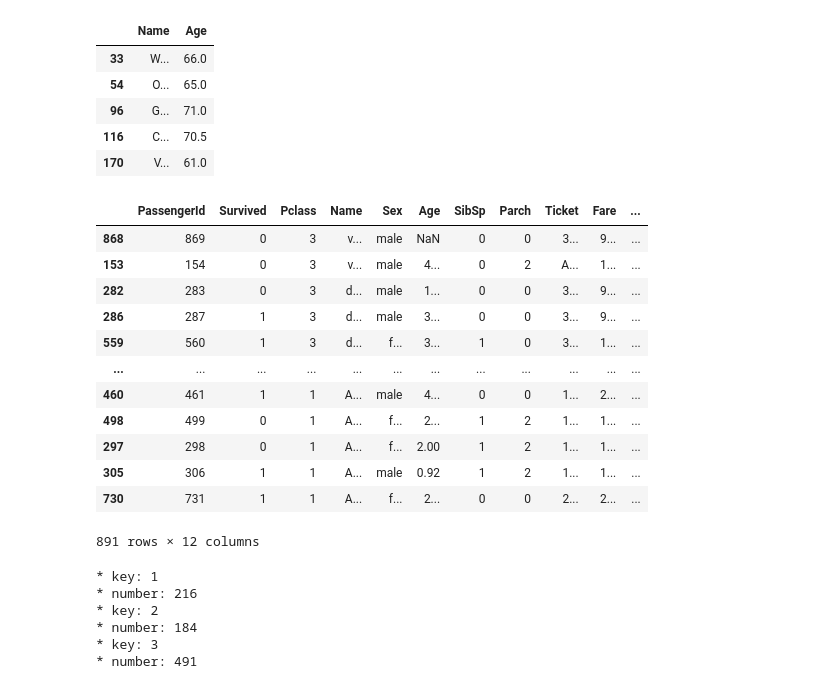
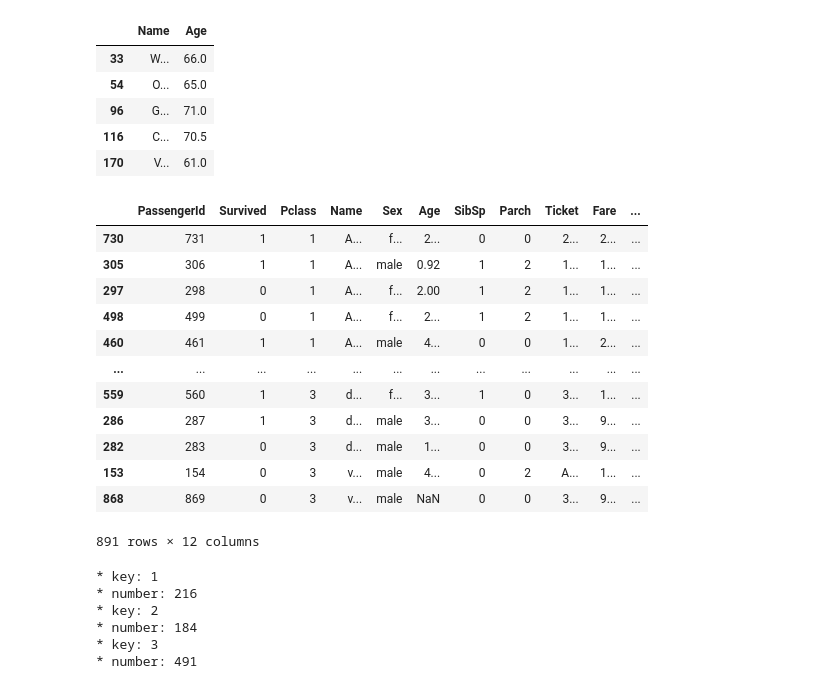
Before and after one commit to rmadmswk/BigData, a Jupyter notebook: m6_머신러닝알고리즘/ml_판다스.ipynb, the cells around one changed output. Drawn from its saved outputs; the diff is of its cells as text; code cells hidden in the pictures.

```diff
--- a/m6_머신러닝알고리즘/ml_판다스.ipynb
+++ b/m6_머신러닝알고리즘/ml_판다스.ipynb
@@ -149,21 +147,21 @@ a[['Name','Age']].head()
 | 170 | V... | 61.0 |
 # %%
 # [과제] t_df 데이터프레임을 Pclass, name을 기준으로 올림차순 정렬하세요.
-t_df.sort_values(by = ['Pclass','Name'],ascending=False)
+t_df.sort_values(by = ['Pclass','Name'])
 # ndf4 = ndf2.sort_values(by = '가격',ascending= False) # False 는 내림차순
 # %% [output]
 |  | PassengerId | Survived | Pclass | Name | Sex | Age | SibSp | Parch | Ticket | Fare | ... |
+| 730 | 731 | 1 | 1 | A... | f... | 2... | 0 | 0 | 2... | 2... | ... |
+| 305 | 306 | 1 | 1 | A... | male | 0.92 | 1 | 2 | 1... | 1... | ... |
+| 297 | 298 | 0 | 1 | A... | f... | 2.00 | 1 | 2 | 1... | 1... | ... |
+| 498 | 499 | 0 | 1 | A... | f... | 2... | 1 | 2 | 1... | 1... | ... |
+| 460 | 461 | 1 | 1 | A... | male | 4... | 0 | 0 | 1... | 2... | ... |
+| ... | ... | ... | ... | ... | ... | ... | ... | ... | ... | ... | ... |
+| 559 | 560 | 1 | 3 | d... | f... | 3... | 1 | 0 | 3... | 1... | ... |
+| 286 | 287 | 1 | 3 | d... | male | 3... | 0 | 0 | 3... | 9... | ... |
+| 282 | 283 | 0 | 3 | d... | male | 1... | 0 | 0 | 3... | 9... | ... |
+| 153 | 154 | 0 | 3 | v... | male | 4... | 0 | 2 | A... | 1... | ... |
 | 868 | 869 | 0 | 3 | v... | male | NaN | 0 | 0 | 3... | 9... | ... |
-| 153 | 154 | 0 | 3 | v... | male | 4... | 0 | 2 | A... | 1... | ... |
-| 282 | 283 | 0 | 3 | d... | male | 1... | 0 | 0 | 3... | 9... | ... |
-| 286 | 287 | 1 | 3 | d... | male | 3... | 0 | 0 | 3... | 9... | ... |
-| 559 | 560 | 1 | 3 | d... | f... | 3... | 1 | 0 | 3... | 1... | ... |
-| ... | ... | ... | ... | ... | ... | ... | ... | ... | ... | ... | ... |
-| 460 | 461 | 1 | 1 | A... | male | 4... | 0 | 0 | 1... | 2... | ... |
-| 498 | 499 | 0 | 1 | A... | f... | 2... | 1 | 2 | 1... | 1... | ... |
-| 297 | 298 | 0 | 1 | A... | f... | 2.00 | 1 | 2 | 1... | 1... | ... |
-| 305 | 306 | 1 | 1 | A... | male | 0.92 | 1 | 2 | 1... | 1... | ... |
-| 730 | 731 | 1 | 1 | A... | f... | 2... | 0 | 0 | 2... | 2... | ... |
 891 rows × 12 columns
 # %%
 # [과제] t_df 데이터프레임을 Pclass 기준으로 그룹핑하여 그룹별 각 컬럼의 갯수를 출력하세요.
```
Also changed, not shown: parts of 9 cells of this notebook, 1 other file.
